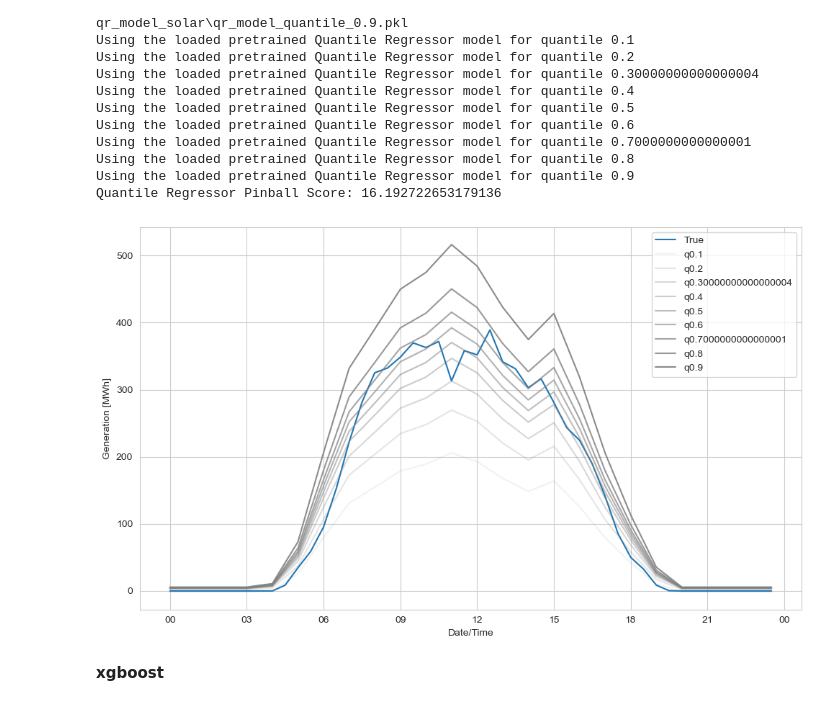
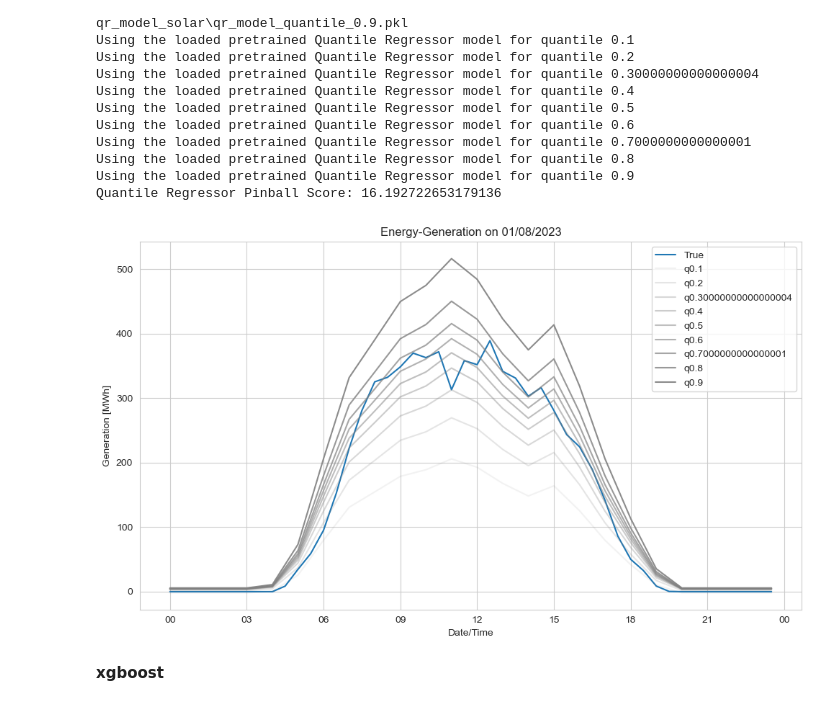
Before and after one commit to av1c3nna/awp2, a Jupyter notebook: code/model_training.ipynb, the cells around one changed output. Saved outputs shown, nothing was run; the diff lists cells and outputs as text; code cells hidden in the pictures.

```diff
--- a/code/model_training.ipynb
+++ b/code/model_training.ipynb
@@ -150,9 +150,9 @@ Using the loaded pretrained Quantile Regressor model for quantile 0.8
 Using the loaded pretrained Quantile Regressor model for quantile 0.9
 Quantile Regressor Pinball Score: 16.192722653179136
 # %%
-qr_model_solar.plot_quantils(daterange=feature_engineerer_solar_baseline.y_test.index, y=qr_model_solar.q_predictions, quantiles=np.arange(0.1, 1.0, 0.1),period="day", year=2023, month=8, day=1)
+qr_model_solar.plot_quantils(daterange=feature_engineerer_solar_baseline.y_test.index, y=qr_model_solar.q_predictions, quantiles=np.arange(0.1, 1.0, 0.1), year=2023, month=8, day=1)
 # %% [output]
-[figure, old version]
+[figure, new version]
 # %% [markdown]
 __xgboost__
 # %%
```
Also changed, not shown: parts of 10 cells of this notebook, 1 other file.
